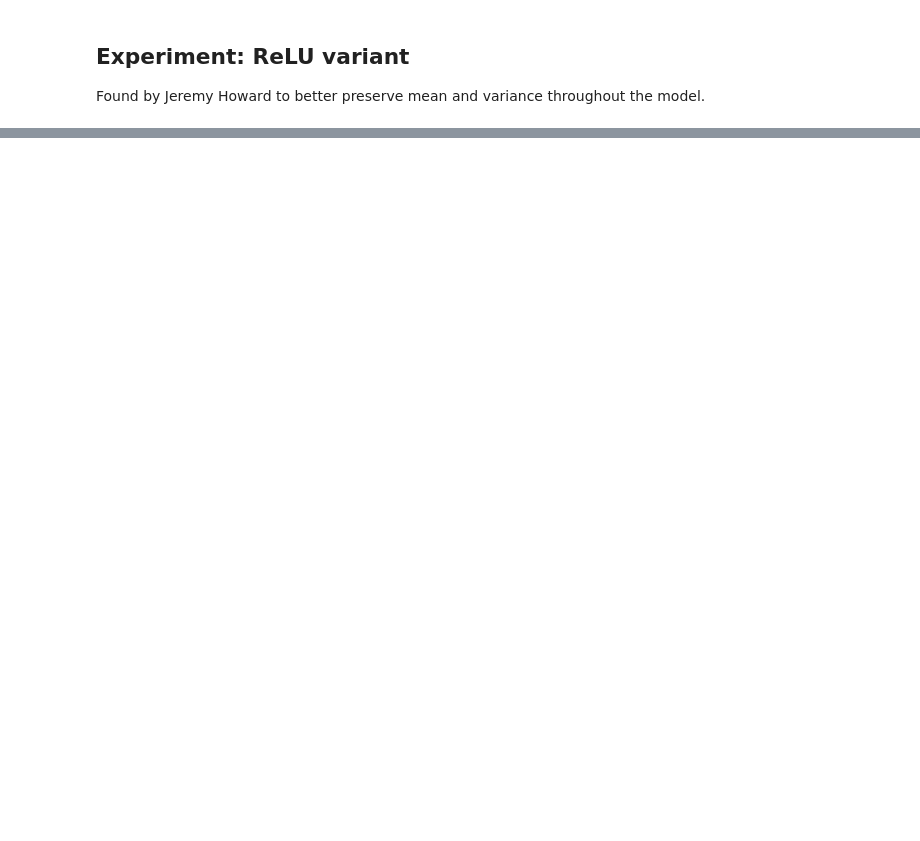
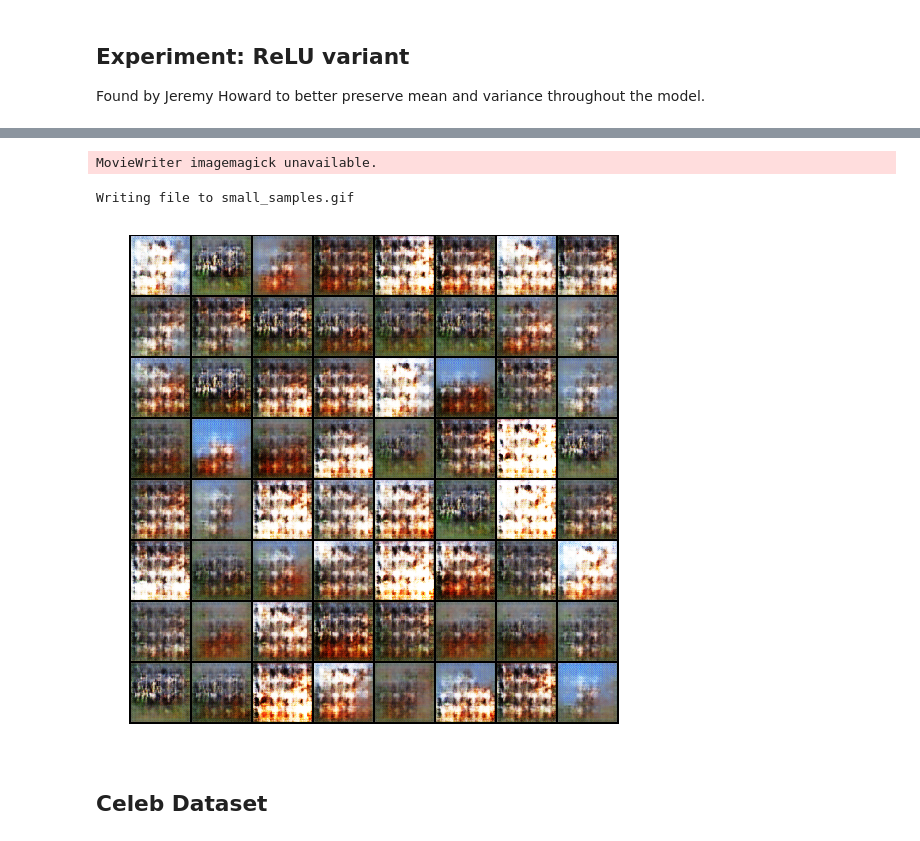
Before and after one commit to hdmamin/GAN-architectures, a Jupyter notebook: dcgan_experiments.ipynb, the cells around one changed output, grey strips where cells are left out. Cells and saved outputs as stored; diff of their text form; code cells hidden in the pictures; blank space fills up the shorter version.

```diff
--- a/dcgan_experiments.ipynb
+++ b/dcgan_experiments.ipynb
@@ -64,0 +97,8 @@ Writing file to photos3.gif
+# %%
+render_samples('small_samples2', 'small_samples.gif')
+# %% [output]
+MovieWriter imagemagick unavailable.
+Writing file to small_samples.gif
+[figure, added]
+# %% [markdown]
+## Celeb Dataset
```
Also changed, not shown: parts of 8 cells of this notebook, 4 other files.
